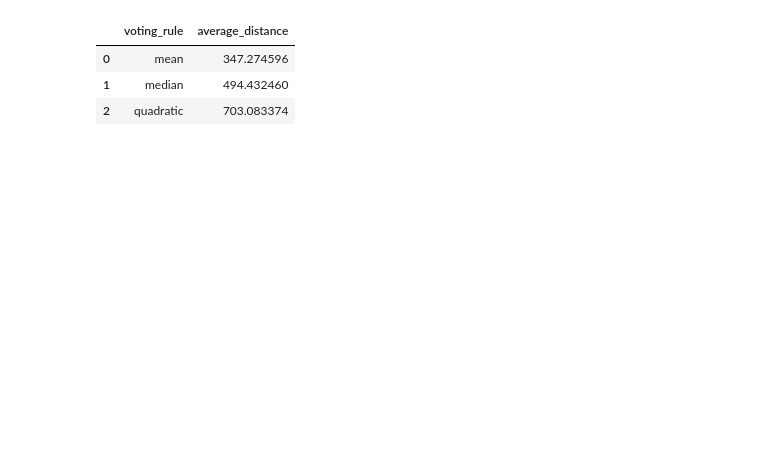
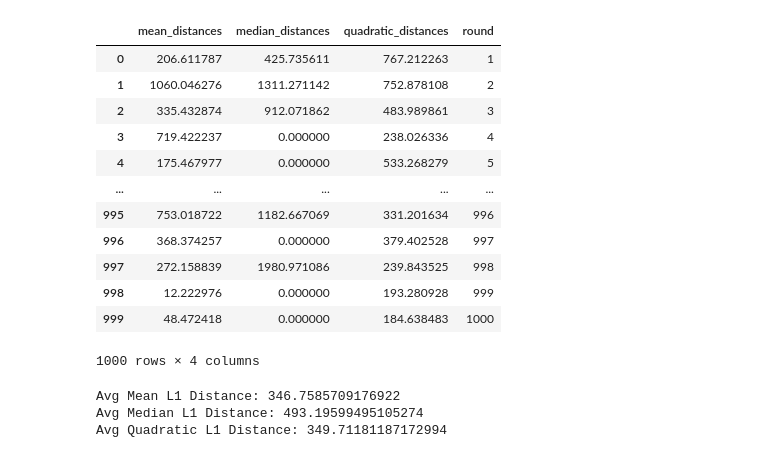
Before and after one commit to GovXS/Evaluating-Voting-Design-Tradeoffs-for-Retro-Funding, a Jupyter notebook: evaluations/robustness.ipynb, the cells around one changed output. Cells and saved outputs as stored; diff of their text form; code cells hidden in the pictures; blank space fills up the shorter version.

Commit message:
robustness eval matrix

```diff
--- a/evaluations/robustness.ipynb
+++ b/evaluations/robustness.ipynb
@@ -6,7 +6,7 @@ import sys
 
 # Add the directory containing the VotingModel to the Python path
 sys.path.append(os.path.abspath('/Users/idrees/Code/govxs/'))
-from util.voting_rules import mean_aggregation, median_aggregation, quadratic_aggregation
+from model.VotingRules import mean_aggregation, median_aggregation, quadratic_aggregation
 from model.VotingModel import VotingModel
 
 def random_change_vote(vote, num_projects):
@@ -20,56 +20,88 @@ def calculate_distance(x, x_prime):
     """Calculate the distance between two outcomes using L2 distance."""
     return np.linalg.norm(x - x_prime)
 
-def evaluate_robustness(model, num_iterations):
-    robustness_results = []
+def evaluate_robustness(model, rounds):
+    robustness_results = {
+        "mean_distances": [],
+        "median_distances": [],
+        "quadratic_distances": []
+    }
     for method in ["mean", "median", "quadratic"]:
-        distances = []
-        for _ in range(num_iterations):
+
+        for _ in range(rounds):
             # Step 1: Take the original vote profile and compute the outcome
             original_outcome = model.allocate_funds(method)
 
             # Step 2: Randomly change the vote of a single voter
             voter_idx = np.random.randint(0, model.num_voters)
             original_vote = model.voting_matrix[voter_idx].copy()
             new_vote = random_change_vote(original_vote, model.num_projects)
             new_voting_matrix = model.voting_matrix.copy()
             new_voting_matrix[voter_idx] = new_vote
 
             # Update the model's voting matrix
             model.voting_matrix = new_voting_matrix
 
             # Step 3: Compute the new outcome
             new_outcome = model.allocate_funds(method)
 
             # Step 4: Calculate the distance between the original and new outcomes
             distance = calculate_distance(original_outcome, new_outcome)
-            distances.append(distance)
+
+            # Append the distance to the appropriate list
+            if method == "mean":
+                robustness_results["mean_distances"].append(distance)
+            elif method == "median":
+                robustness_results["median_distances"].append(distance)
+            elif method == "quadratic":
+                robustness_results["quadratic_distances"].append(distance)
 
             # Reset the voting matrix to the original
             model.voting_matrix[voter_idx] = original_vote
 
-        # Step 5: Compute the average distance
-        average_distance = np.mean(distances)
-        robustness_results.append({
-            "voting_rule": method,
-            "average_distance": average_distance
-        })
+    # Convert the results dictionary to a DataFrame
+    robustness_df = pd.DataFrame(robustness_results)
 
-    return pd.DataFrame(robustness_results)
+    # Add a column for the iteration index
+    robustness_df["round"] = robustness_df.index + 1
+
+
+
+
+    return robustness_df
 
 # Initialize the model
 num_voters = 144
 num_projects = 600
 total_op_tokens = 30e6
-rounds=1000
-model = VotingModel(num_voters=num_voters, num_projects=num_projects, total_op_tokens=total_op_tokens)
+rounds = 1000
+voter_type = 'random_uniform_model'
+model = VotingModel(voter_type=voter_type, num_voters=num_voters, num_projects=num_projects, total_op_tokens=total_op_tokens)
 model.step()
 
 # Evaluate robustness
-robustness_results = evaluate_robustness(model,rounds)
+robustness_results = evaluate_robustness(model, rounds)
+
 robustness_results
 # %% [output]
-|  | voting_rule | average_distance |
-| 0 | mean | 347.274596 |
-| 1 | median | 494.432460 |
-| 2 | quadratic | 703.083374 |
+|  | mean_distances | median_distances | quadratic_distances | round |
+| 0 | 206.611787 | 425.735611 | 767.212263 | 1 |
+| 1 | 1060.046276 | 1311.271142 | 752.878108 | 2 |
+| 2 | 335.432874 | 912.071862 | 483.989861 | 3 |
+| 3 | 719.422237 | 0.000000 | 238.026336 | 4 |
+| 4 | 175.467977 | 0.000000 | 533.268279 | 5 |
+| ... | ... | ... | ... | ... |
+| 995 | 753.018722 | 1182.667069 | 331.201634 | 996 |
+| 996 | 368.374257 | 0.000000 | 379.402528 | 997 |
+| 997 | 272.158839 | 1980.971086 | 239.843525 | 998 |
+| 998 | 12.222976 | 0.000000 | 193.280928 | 999 |
+| 999 | 48.472418 | 0.000000 | 184.638483 | 1000 |
+1000 rows × 4 columns
+# %%
+print(f"Avg Mean L1 Distance: {np.mean(robustness_results['mean_distances'])}")
+print(f"Avg Median L1 Distance: {np.mean(robustness_results['median_distances'])}")
+print(f"Avg Quadratic L1 Distance: {np.mean(robustness_results['quadratic_distances'])}")
+# %% [output]
+Avg Mean L1 Distance: 346.7585709176922
+Avg Median L1 Distance: 493.19599495105274
+Avg Quadratic L1 Distance: 349.71181187172994
```
Also changed, not shown: parts of 1 cell of this notebook, 1 other file.
